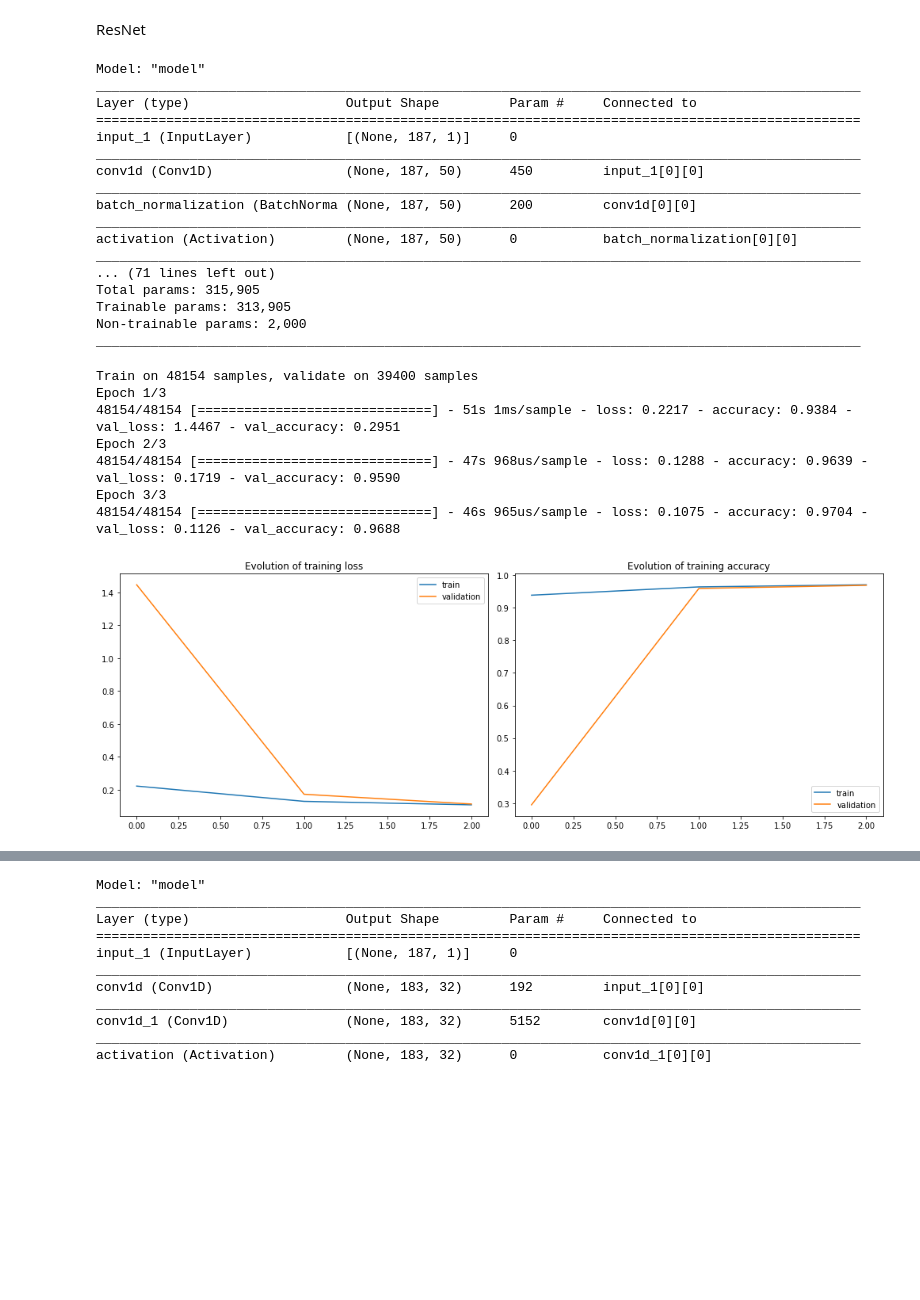
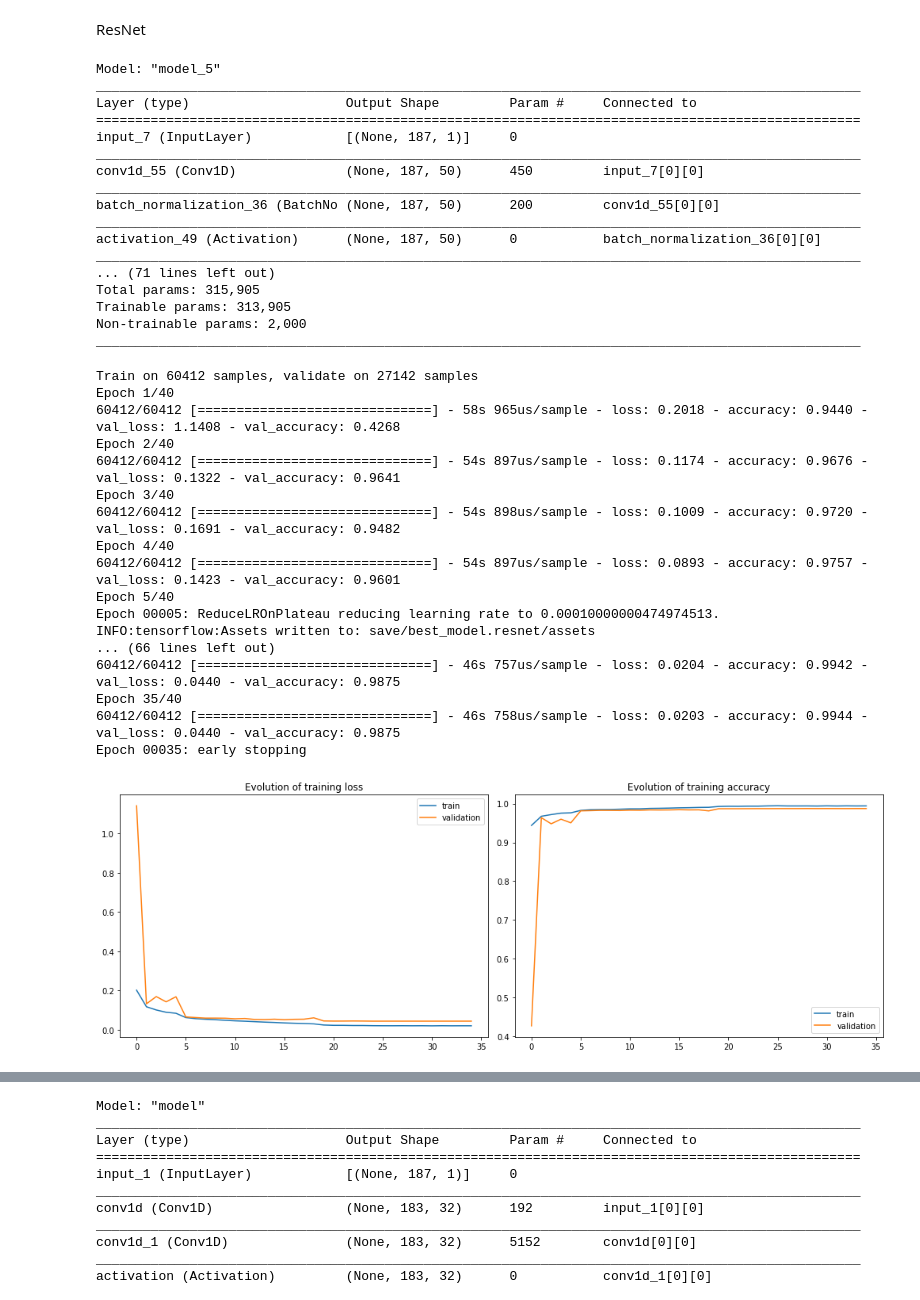
Before and after one commit to Benoitane/Deep-learning, a Jupyter notebook: DL_projet.ipynb, the cells around one changed output, grey strips where cells are left out. Drawn from its saved outputs; the diff is of its cells as text; code cells hidden in the pictures; blank space fills up the shorter version.

```diff
--- a/DL_projet.ipynb
+++ b/DL_projet.ipynb
@@ -373,44 +388,52 @@ import time
 import matplotlib.pyplot as plt
 from models.resnet import Classifier_RESNET
 # %%
-xtrain,ytrain,xval,yval,xtest,ytest = split_dataset(data_train,labels_train,data_test,labels_test,val_prop = 0.45, Deep = True, modele = 'CNN')
+xtrain,ytrain,xval,yval,xtest,ytest = split_dataset(data_train,labels_train,data_test,labels_test,val_prop = 0.31, Deep = True, modele = 'CNN')
+# %%
+earlystopper = EarlyStopping(patience=5, verbose=1)
+rlr = ReduceLROnPlateau(patience=3, verbose=1)
+callbacks = [earlystopper,rlr]
 # %%
-resnet = Classifier_RESNET('save/',input_shape=(xtrain.shape[1],1), nb_classes=5,n_feature_maps = (50,100,100),kernel_size=(8,5,3,2), verbose=1)
+resnet = Classifier_RESNET('save/',input_shape=(xtrain.shape[1],1), nb_classes=5,Early_Stopping = earlystopper,reduce_lr = rlr,n_feature_maps = (50,100,100),kernel_size=(8,5,3,2), verbose=1)
 # %% [output]
-Model: "model"
+Model: "model_5"
 __________________________________________________________________________________________________
 Layer (type)                    Output Shape         Param #     Connected to
 ==================================================================================================
-input_1 (InputLayer)            [(None, 187, 1)]     0
+input_7 (InputLayer)            [(None, 187, 1)]     0
 __________________________________________________________________________________________________
-conv1d (Conv1D)                 (None, 187, 50)      450         input_1[0][0]
+conv1d_55 (Conv1D)              (None, 187, 50)      450         input_7[0][0]
 __________________________________________________________________________________________________
-batch_normalization (BatchNorma (None, 187, 50)      200         conv1d[0][0]
+batch_normalization_36 (BatchNo (None, 187, 50)      200         conv1d_55[0][0]
 __________________________________________________________________________________________________
-activation (Activation)         (None, 187, 50)      0           batch_normalization[0][0]
+activation_49 (Activation)      (None, 187, 50)      0           batch_normalization_36[0][0]
 __________________________________________________________________________________________________
 ... (71 lines left out)
 Total params: 315,905
 Trainable params: 313,905
 Non-trainable params: 2,000
 __________________________________________________________________________________________________
-# %%
-earlystopper = EarlyStopping(patience=4, verbose=1)
-reduce_lr = ReduceLROnPlateau(patience=2, verbose=1)
-file_path = 'best_model.resnet'
-model_checkpoint = keras.callbacks.ModelCheckpoint(filepath=file_path, monitor='loss', save_best_only=True)
-callbacks = [reduce_lr, earlystopper, model_checkpoint]
 # %%
-hist = train_deep_modele(resnet, xtrain, ytrain, epochs = 3, callbacks = callbacks, batch_size = 128, val_data = (xval, yval))
+hist = train_deep_modele(resnet, xtrain, ytrain, epochs = 40, callbacks = callbacks, batch_size = 128, val_data = (xval, yval))
 # %% [output]
-Train on 48154 samples, validate on 39400 samples
-Epoch 1/3
-48154/48154 [==============================] - 51s 1ms/sample - loss: 0.2217 - accuracy: 0.9384 - val_loss: 1.4467 - val_accuracy: 0.2951
-Epoch 2/3
-48154/48154 [==============================] - 47s 968us/sample - loss: 0.1288 - accuracy: 0.9639 - val_loss: 0.1719 - val_accuracy: 0.9590
-Epoch 3/3
-48154/48154 [==============================] - 46s 965us/sample - loss: 0.1075 - accuracy: 0.9704 - val_loss: 0.1126 - val_accuracy: 0.9688
+Train on 60412 samples, validate on 27142 samples
+Epoch 1/40
+60412/60412 [==============================] - 58s 965us/sample - loss: 0.2018 - accuracy: 0.9440 - val_loss: 1.1408 - val_accuracy: 0.4268
+Epoch 2/40
+60412/60412 [==============================] - 54s 897us/sample - loss: 0.1174 - accuracy: 0.9676 - val_loss: 0.1322 - val_accuracy: 0.9641
+Epoch 3/40
+60412/60412 [==============================] - 54s 898us/sample - loss: 0.1009 - accuracy: 0.9720 - val_loss: 0.1691 - val_accuracy: 0.9482
+Epoch 4/40
+60412/60412 [==============================] - 54s 897us/sample - loss: 0.0893 - accuracy: 0.9757 - val_loss: 0.1423 - val_accuracy: 0.9601
+Epoch 5/40
+Epoch 00005: ReduceLROnPlateau reducing learning rate to 0.00010000000474974513.
+INFO:tensorflow:Assets written to: save/best_model.resnet/assets
+... (66 lines left out)
+60412/60412 [==============================] - 46s 757us/sample - loss: 0.0204 - accuracy: 0.9942 - val_loss: 0.0440 - val_accuracy: 0.9875
+Epoch 35/40
+60412/60412 [==============================] - 46s 758us/sample - loss: 0.0203 - accuracy: 0.9944 - val_loss: 0.0440 - val_accuracy: 0.9875
+Epoch 00035: early stopping
-[figure, old version]
+[figure, new version]
 # %%
 ypred = resnet.predict(xtest)
 print(evaluate(ytest.argmax(axis=1), ypred.argmax(axis=1)))
```
Also changed, not shown: parts of 26 cells of this notebook, 17 other files.
